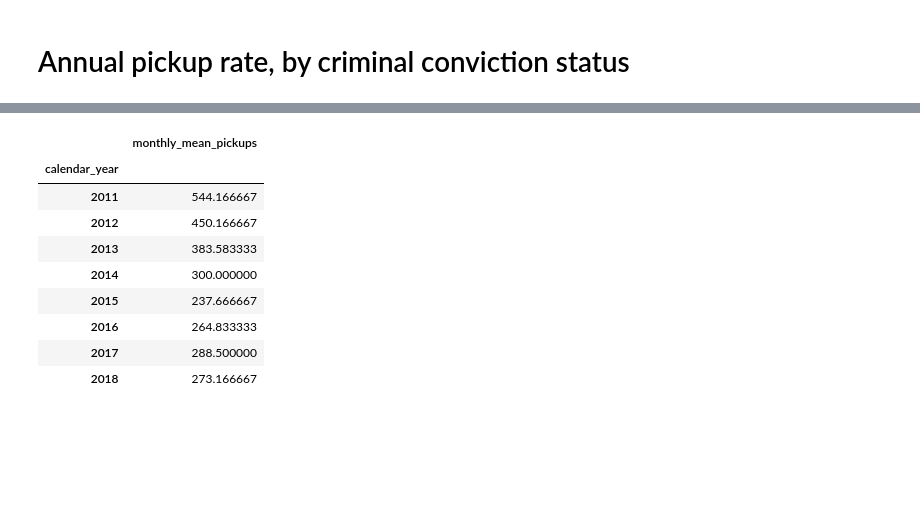
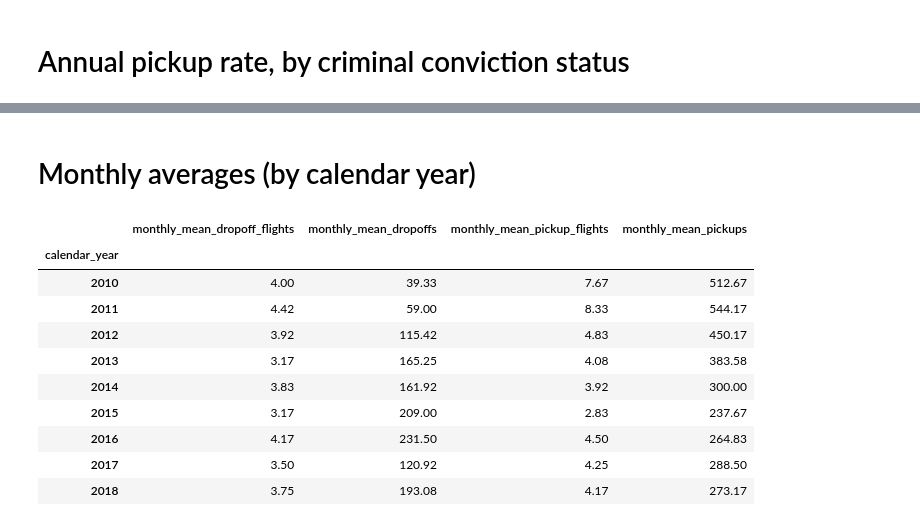
Before and after one commit to UWCHR/ice-air, a Jupyter notebook: analyze/note/airport.ipynb, the cells around one changed output, grey strips where cells are left out. Saved outputs shown, nothing was run; the diff lists cells and outputs as text; code cells hidden in the pictures; blank space fills up the shorter version.

```diff
--- a/analyze/note/airport.ipynb
+++ b/analyze/note/airport.ipynb
@@ -196 +211,3 @@ fig.savefig(f'../output/{airport}_NoCrim.png', dpi=100)
+# %% [markdown]
+# Monthly averages (by calendar year)
 # %%
@@ -203,13 +228,14 @@ monthly_mean_pickups = monthly_mean_pickups.set_index('calendar_year')
-# %%
-monthly_mean_pickups
-# %% [output]
-|  | monthly_mean_pickups |
-| calendar_year |  |
-| 2011 | 544.166667 |
-| 2012 | 450.166667 |
-| 2013 | 383.583333 |
-| 2014 | 300.000000 |
-| 2015 | 237.666667 |
-| 2016 | 264.833333 |
-| 2017 | 288.500000 |
-| 2018 | 273.166667 |
+# %%
+monthly_means.round(2)
+# %% [output]
+|  | monthly_mean_dropoff_flights | monthly_mean_dropoffs | monthly_mean_pickup_flights | monthly_mean_pickups |
+| calendar_year |  |  |  |  |
+| 2010 | 4.00 | 39.33 | 7.67 | 512.67 |
+| 2011 | 4.42 | 59.00 | 8.33 | 544.17 |
+| 2012 | 3.92 | 115.42 | 4.83 | 450.17 |
+| 2013 | 3.17 | 165.25 | 4.08 | 383.58 |
+| 2014 | 3.83 | 161.92 | 3.92 | 300.00 |
+| 2015 | 3.17 | 209.00 | 2.83 | 237.67 |
+| 2016 | 4.17 | 231.50 | 4.50 | 264.83 |
+| 2017 | 3.50 | 120.92 | 4.25 | 288.50 |
+| 2018 | 3.75 | 193.08 | 4.17 | 273.17 |
```
Also changed, not shown: parts of 21 cells of this notebook.
